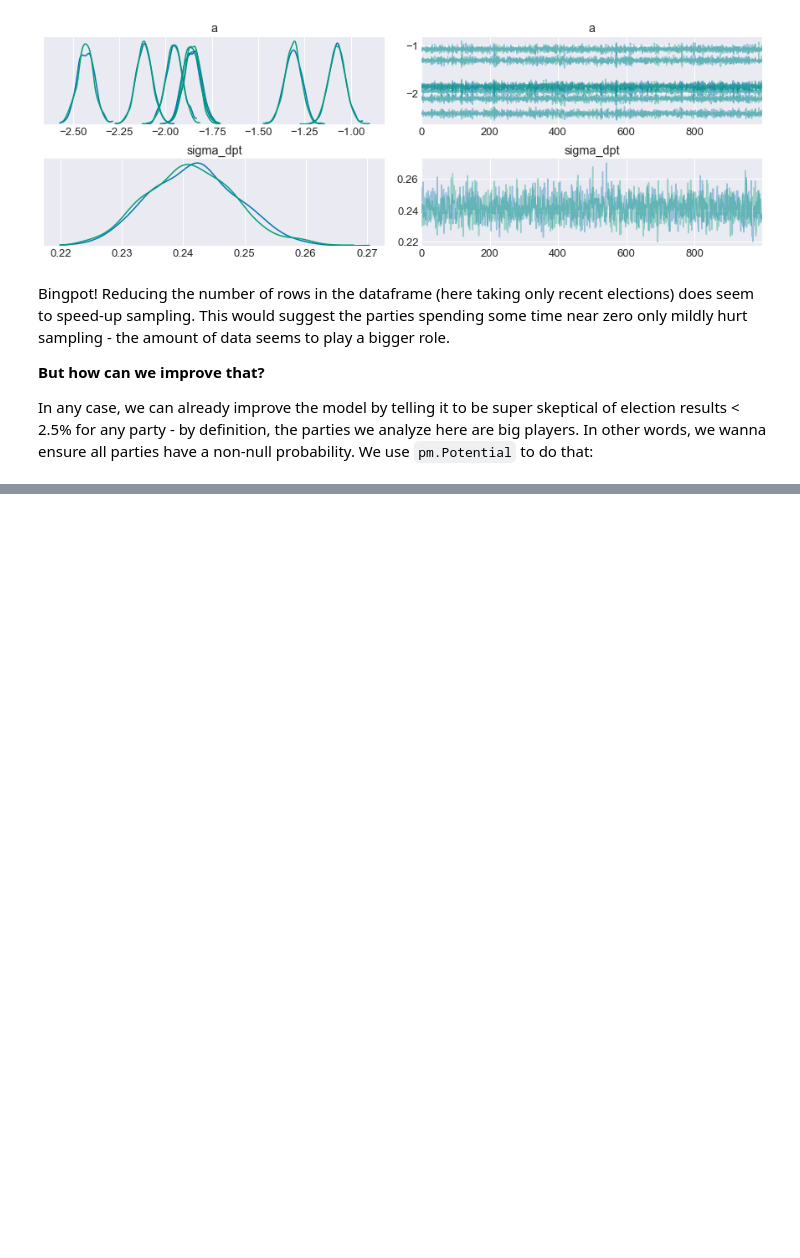
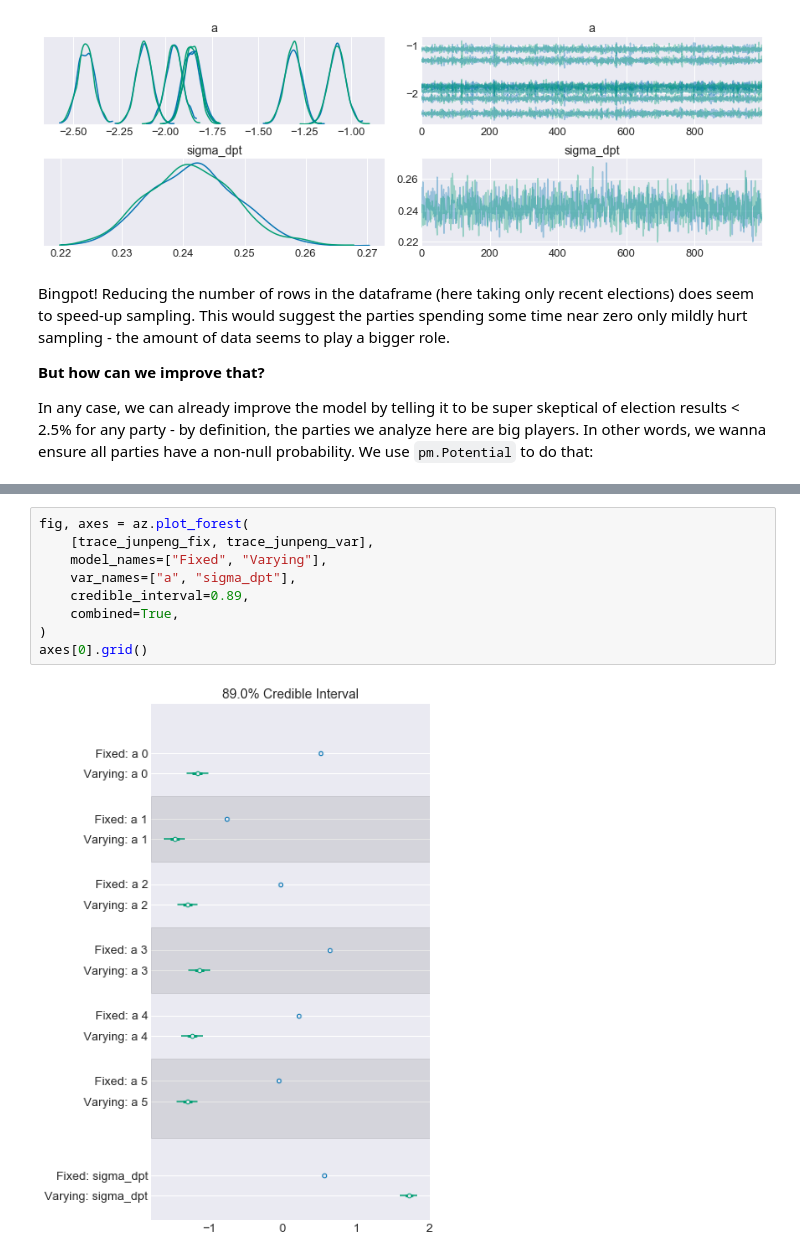
Before and after one commit to pollsposition/models, a Jupyter notebook: fondamentaux/funds2.ipynb, the cells around one changed output, grey strips where cells are left out. Drawn from its saved outputs; the diff is of its cells as text; blank space fills up the shorter version.

```diff
--- a/fondamentaux/funds2.ipynb
+++ b/fondamentaux/funds2.ipynb
@@ -397,0 +676,11 @@ ParallelSamplingError: Bad initial energy
+# %%
+fig, axes = az.plot_forest(
+    [trace_junpeng_fix, trace_junpeng_var],
+    model_names=["Fixed", "Varying"],
+    var_names=["a", "sigma_dpt"],
+    credible_interval=0.89,
+    combined=True,
+)
+axes[0].grid()
+# %% [output]
+[figure, added]
```
Also changed, not shown: parts of 18 cells of this notebook.
